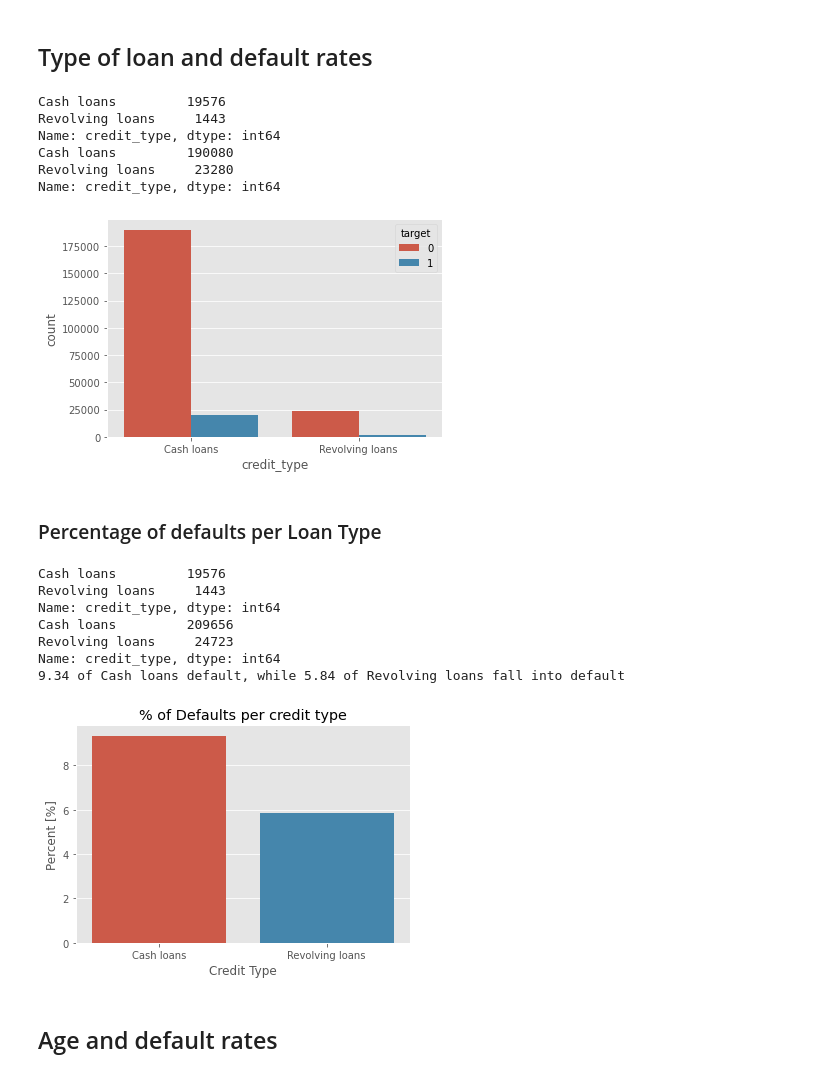
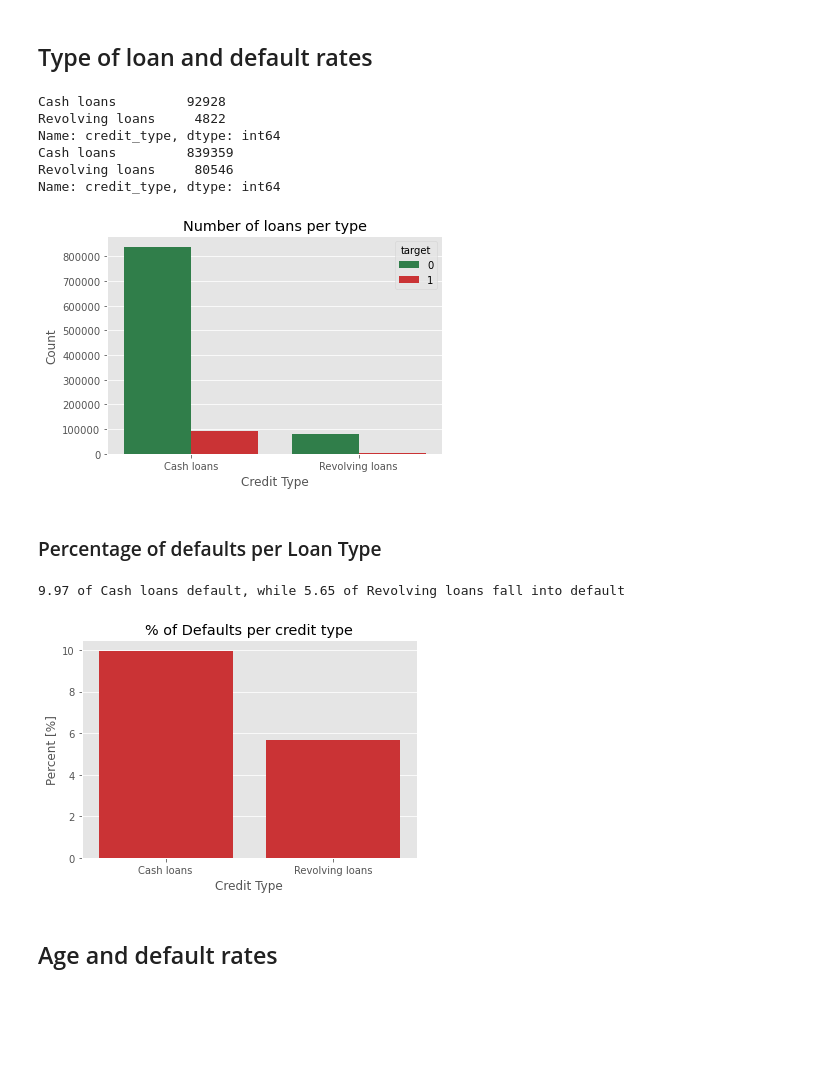
Before and after one commit to LenaChretien/Credit-Card-Fraud, a Jupyter notebook: General Data exploration.ipynb, the cells around one changed output. Cells and saved outputs as stored; diff of their text form; code cells hidden in the pictures; blank space fills up the shorter version.

```diff
--- a/General Data exploration.ipynb
+++ b/General Data exploration.ipynb
@@ -28,0 +13,3 @@ print(app.shape)
+# %%
+pre_app = pd.read_csv('pre_app_clean.csv')
+app = pd.read_csv('app_clean.csv')
@@ -28,0 +37,2 @@ print(app.shape)
+# %%
+app = pre_app.merge(app, how = 'inner', on = 'id_curr')
@@ -29,47 +62,46 @@ print(app.shape)
+# %%
+target1 = app[app['target'] == 1]
+target0 = app[app['target'] == 0]
 # %%
 palette_gender = ['#225ea8','#cb181d']
+palette_target = ['#238b45','#e31a1c']
 # %% [markdown]
 ## Type of loan and default rates
 # %%
-sns.countplot(x = 'credit_type', hue ='target', data = app)
+ax = sns.countplot(x = 'credit_type', hue ='target', data = app, palette = palette_target)
+ax.set(xlabel = 'Credit Type', ylabel ='Count', title = 'Number of loans per type')
 
 tt = target1['credit_type'].value_counts()
 print(tt)
 
 tttt = target0['credit_type'].value_counts()
 print(tttt)
 # %% [output]
-Cash loans         19576
-Revolving loans     1443
+Cash loans         92928
+Revolving loans     4822
 Name: credit_type, dtype: int64
-Cash loans         190080
-Revolving loans     23280
+Cash loans         839359
+Revolving loans     80546
 Name: credit_type, dtype: int64
-[figure, old version]
+[figure, new version]
 # %% [markdown]
 ### Percentage of defaults per Loan Type
 # %%
 targ1_type = target1['credit_type'].value_counts()
-print(targ1_type)
+#print(targ1_type)
 targ1_total = app['credit_type'].value_counts()
-print(targ1_total)
+#print(targ1_total)
 
 targ1_type_perc = (targ1_type/targ1_total)*100
 targ1_type_perc = targ1_type_perc.sort_values(ascending = False)
 
-ax = sns.barplot(x = targ1_type_perc.index, y = targ1_type_perc.values)
+ax = sns.barplot(x = targ1_type_perc.index, y = targ1_type_perc.values, palette = [palette_target[1],palette_target[1]])
 ax.set(xlabel = 'Credit Type', ylabel ='Percent [%]', title = '% of Defaults per credit type')
 
 print(f'{round(targ1_type_perc.values[0],2)} of Cash loans default, while {round(targ1_type_perc.values[1],2)} of Revolving loans fall into default')
 # %% [output]
-Cash loans         19576
-Revolving loans     1443
-Name: credit_type, dtype: int64
-Cash loans         209656
-Revolving loans     24723
-Name: credit_type, dtype: int64
-9.34 of Cash loans default, while 5.84 of Revolving loans fall into default
+9.97 of Cash loans default, while 5.65 of Revolving loans fall into default
-[figure, old version]
+[figure, new version]
 # %% [markdown]
 ## Age and default rates
 # %%
```
Also changed, not shown: parts of 67 cells of this notebook, 4 other files.
